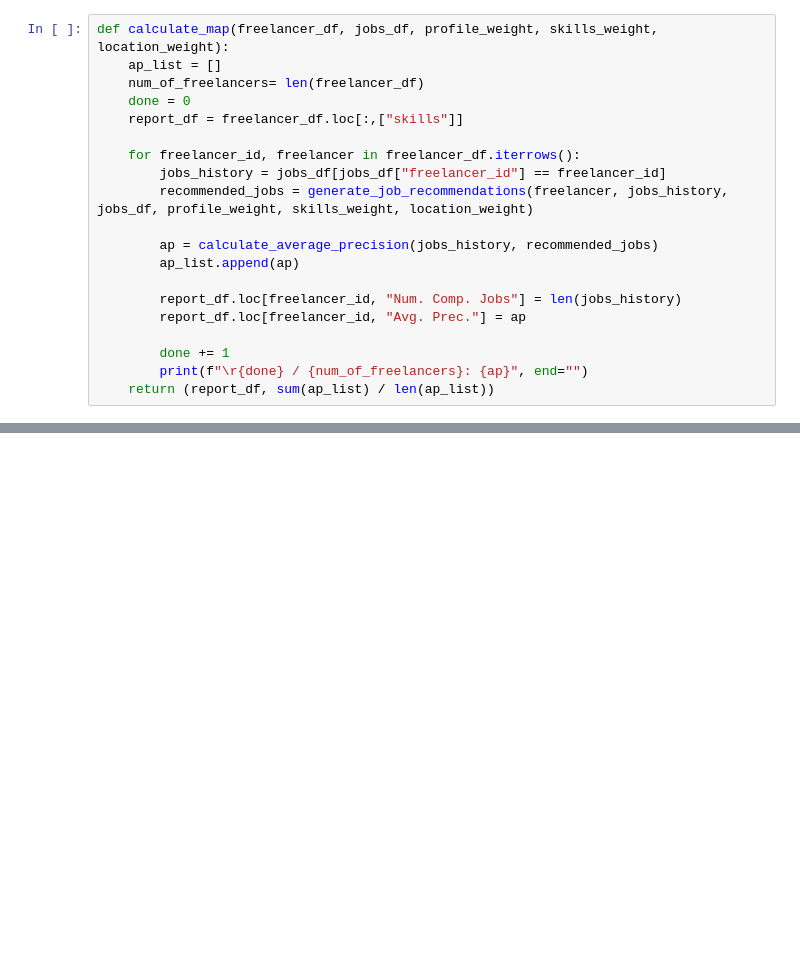
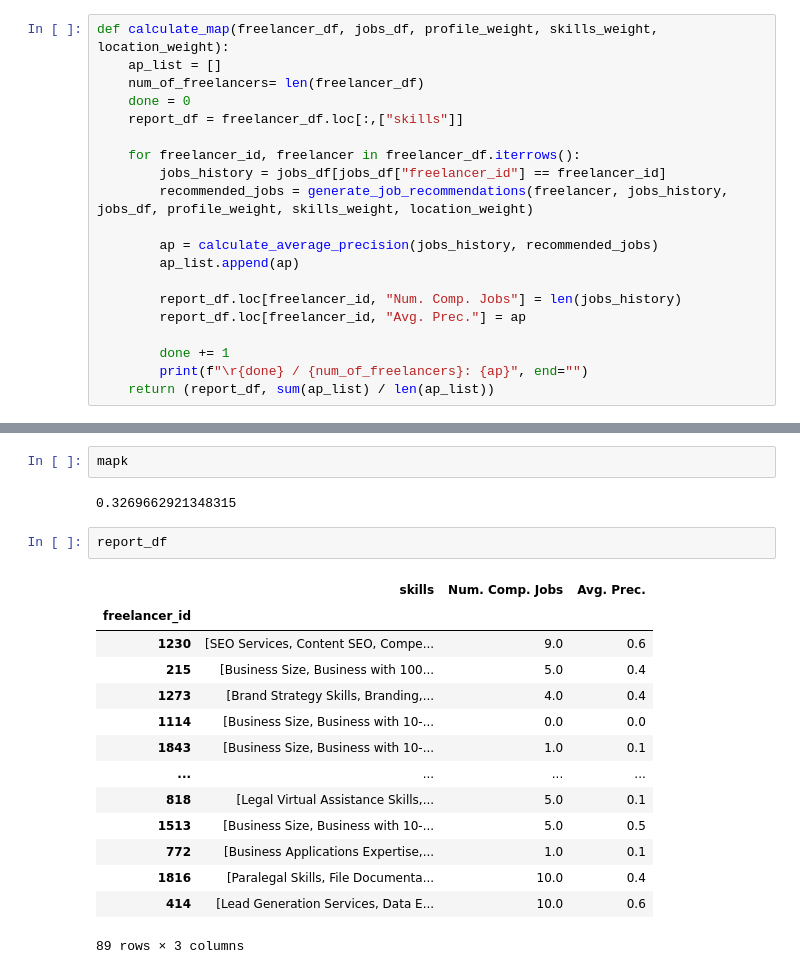
Before and after one commit to tahagalata/freelancer_recommender, a Jupyter notebook: model_and_rcmnd tdidf.ipynb, the cells around one changed output, grey strips where cells are left out. Saved outputs shown, nothing was run; the diff lists cells and outputs as text; blank space fills up the shorter version.

```diff
--- a/model_and_rcmnd tdidf.ipynb
+++ b/model_and_rcmnd tdidf.ipynb
@@ -251,0 +252,21 @@ report_df, mapk = calculate_map(freelancer_test_df, jobs_test_df, 0.4, 0.6, 0.1)
+# %%
+mapk
+# %% [output]
+0.3269662921348315
+# %%
+report_df
+# %% [output]
+|  | skills | Num. Comp. Jobs | Avg. Prec. |
+| freelancer_id |  |  |  |
+| 1230 | [SEO Services, Content SEO, Compe... | 9.0 | 0.6 |
+| 215 | [Business Size, Business with 100... | 5.0 | 0.4 |
+| 1273 | [Brand Strategy Skills, Branding,... | 4.0 | 0.4 |
+| 1114 | [Business Size, Business with 10-... | 0.0 | 0.0 |
+| 1843 | [Business Size, Business with 10-... | 1.0 | 0.1 |
+| ... | ... | ... | ... |
+| 818 | [Legal Virtual Assistance Skills,... | 5.0 | 0.1 |
+| 1513 | [Business Size, Business with 10-... | 5.0 | 0.5 |
+| 772 | [Business Applications Expertise,... | 1.0 | 0.1 |
+| 1816 | [Paralegal Skills, File Documenta... | 10.0 | 0.4 |
+| 414 | [Lead Generation Services, Data E... | 10.0 | 0.6 |
+89 rows × 3 columns
```
Also changed, not shown: parts of 2 cells of this notebook, 1 other file.
